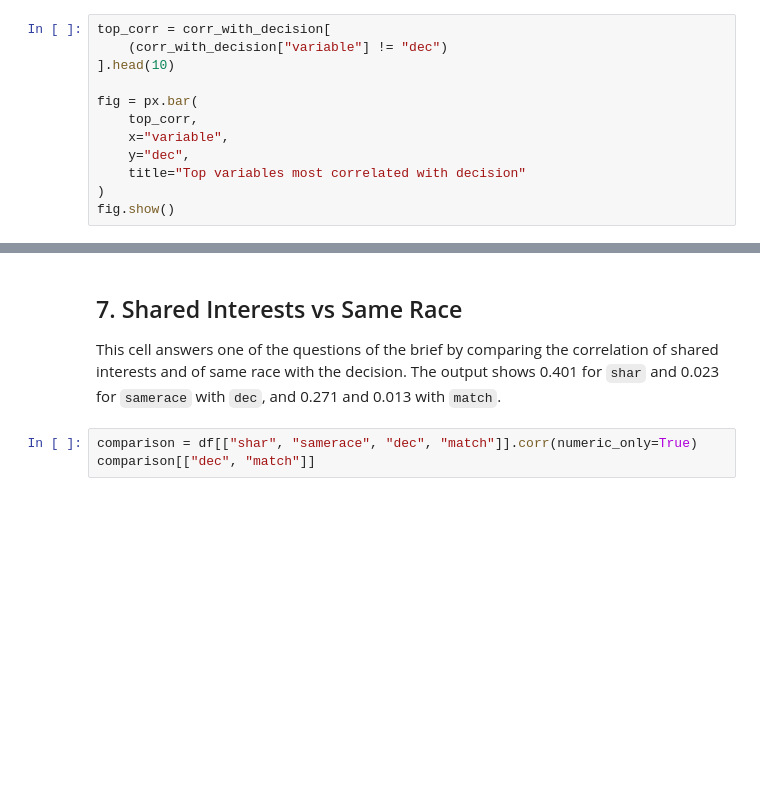
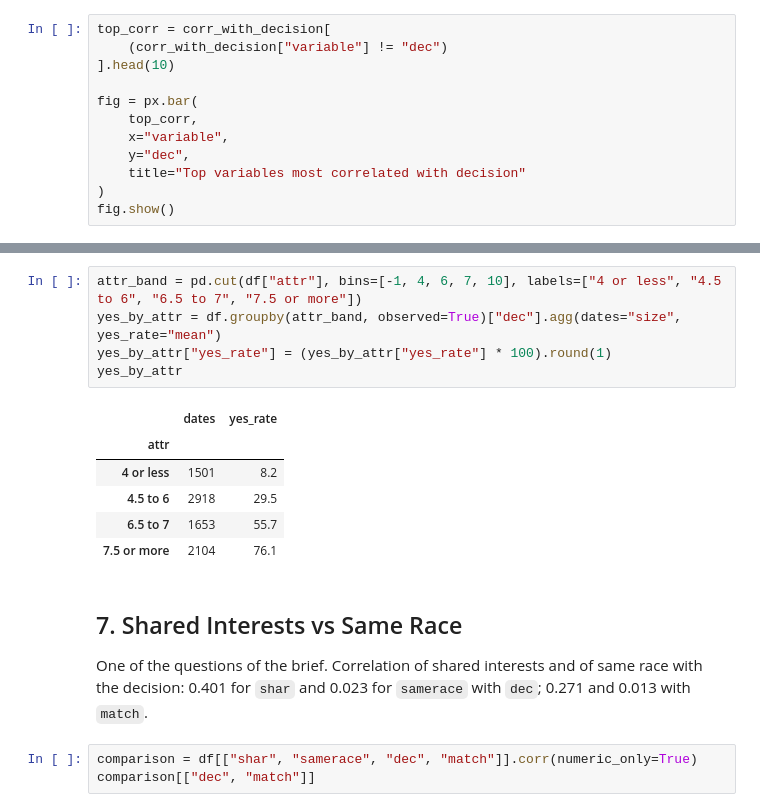
Before and after one commit to monpetitsiteweb-hue/jedha-projects, a Jupyter notebook: 03_speed_dating/notebooks/tinder_speed_dating_eda_notebook.ipynb, the cells around one changed output, grey strips where cells are left out. Cells and saved outputs as stored; diff of their text form; blank space fills up the shorter version.

```diff
--- a/03_speed_dating/notebooks/tinder_speed_dating_eda_notebook.ipynb
+++ b/03_speed_dating/notebooks/tinder_speed_dating_eda_notebook.ipynb
@@ -265,7 +269,19 @@ These ratings are given right after the date, by the person who decides. They sh
+# %%
+attr_band = pd.cut(df["attr"], bins=[-1, 4, 6, 7, 10], labels=["4 or less", "4.5 to 6", "6.5 to 7", "7.5 or more"])
+yes_by_attr = df.groupby(attr_band, observed=True)["dec"].agg(dates="size", yes_rate="mean")
+yes_by_attr["yes_rate"] = (yes_by_attr["yes_rate"] * 100).round(1)
+yes_by_attr
+# %% [output]
+|  | dates | yes_rate |
+| attr |  |  |
+| 4 or less | 1501 | 8.2 |
+| 4.5 to 6 | 2918 | 29.5 |
+| 6.5 to 7 | 1653 | 55.7 |
+| 7.5 or more | 2104 | 76.1 |
 # %% [markdown]
 ## 7. Shared Interests vs Same Race
 
-This cell answers one of the questions of the brief by comparing the correlation of shared interests and of same race with the decision. The output shows 0.401 for `shar` and 0.023 for `samerace` with `dec`, and 0.271 and 0.013 with `match`.
+One of the questions of the brief. Correlation of shared interests and of same race with the decision: 0.401 for `shar` and 0.023 for `samerace` with `dec`; 0.271 and 0.013 with `match`.
 # %%
 comparison = df[["shar", "samerace", "dec", "match"]].corr(numeric_only=True)
 comparison[["dec", "match"]]
```
Also changed, not shown: parts of 39 cells of this notebook, 20 other files.
